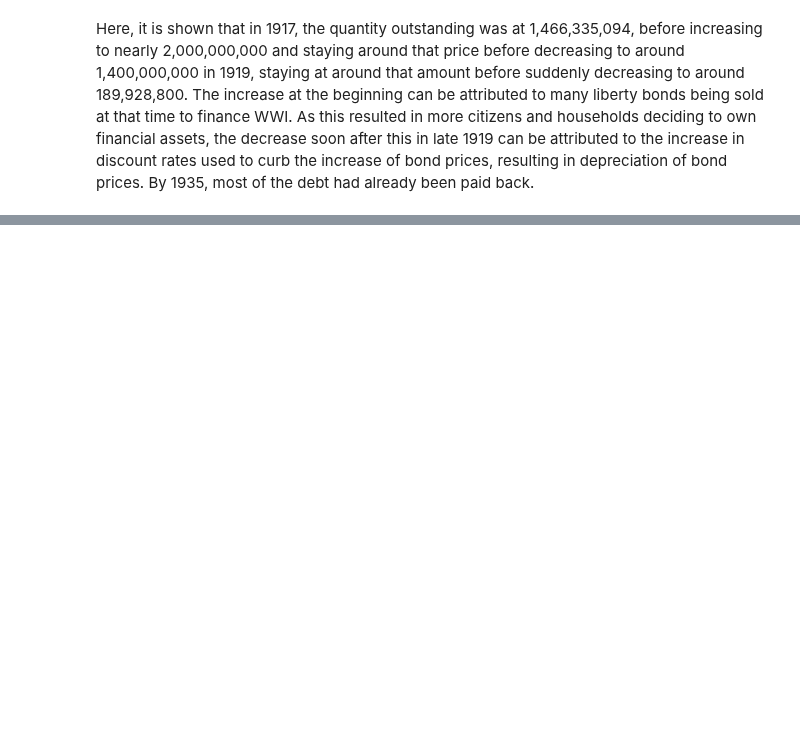
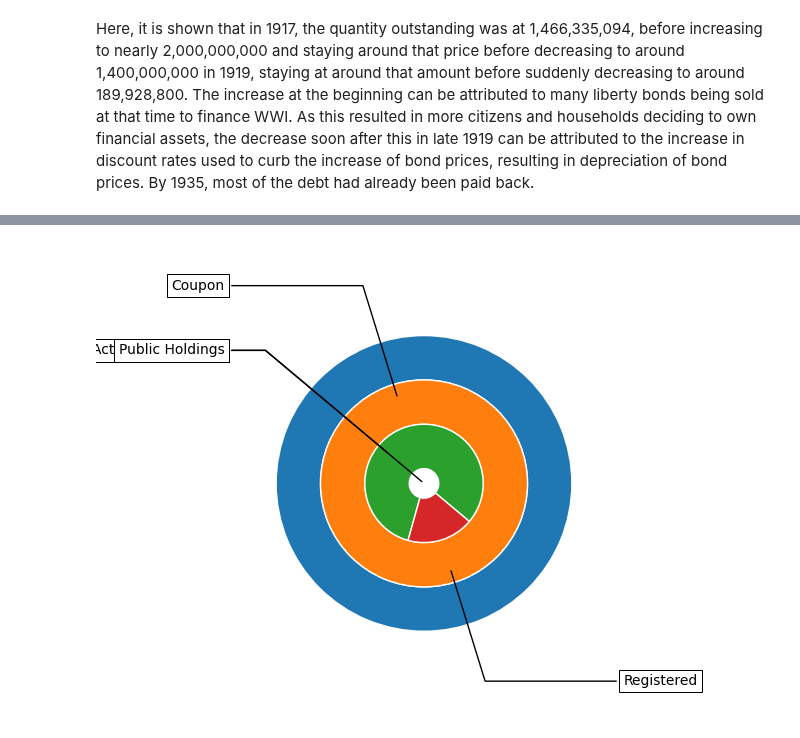
Before and after one commit to davidch2020/Bond-Bios, a Jupyter notebook: ww1_vic_lib.ipynb, the cells around one changed output, grey strips where cells are left out. Saved outputs shown, nothing was run; the diff lists cells and outputs as text; code cells hidden in the pictures; blank space fills up the shorter version.

Commit message:
Update pie chart (almost works)

```diff
--- a/ww1_vic_lib.ipynb
+++ b/ww1_vic_lib.ipynb
@@ -216,16 +203,0 @@ ValueError: pie requires either y column or 'subplots=True'
-# %%
-bond_ids = [20162]
-
-fig, ax = plt.subplots()
-size = 0.3
-
-series_names = [["Active Outstanding", "Matured Outstanding", "Called Outstanding"], []]
-
-for id in bond_ids:
-    series = BondQuant_Transposed.loc[id]
-
-    ax.pie(, radius=1,
-           wedgeprops=dict(width=size, edgecolor='w'))
-
-    ax.pie(, radius=1-size,
-           wedgeprops=dict(width=size, edgecolor='w'))
@@ -242,0 +204,62 @@ for id in bond_ids:
+# %%
+#Experiment: pie chart of a bond's status at a given point in time (the first year that BondQuant
+#has records from the bond). The plot's labels do not work correctly at the moment (they overlap
+#each other), but it is getting close. The idea is to have a slider so that you can adjust the year
+#that you are viewing, to get a good glimpse into the history of the bond.
+#note that this is NOT currently a part of the bond biography, just something cool that might be
+#used in the actual biography later.
+from anytree import Node
+bond_id = 20162
+size = 0.3
+
+total = Node("Total Outstanding")
+active_outstanding = Node("Active Outstanding", parent=total)
+public_holdings = Node("Public Holdings", parent=active_outstanding)
+Node("Coupon", parent=public_holdings)
+Node("Registered", parent=public_holdings)
+Node("Intra Government Holdings", parent=active_outstanding)
+Node("Matured Outstanding", parent=total)
+Node("Called Outstanding", parent=total)
+
+resulting_pie = []
+def add_layer(children):
+    to_append = []
+    texts = []
+    for child in children:
+        if child.name not in BondQuant_Transposed.loc[bond_id].index: continue
+        series = BondQuant_Transposed.loc[(bond_id, child.name)]
+        series = series[series.notna()]
+        if len(series) < 1: continue # no data
+        to_append.append(series[0])
+        texts.append(child.name)
+        if len(child.children) > 0: add_layer(child.children)
+    resulting_pie.append((to_append, texts))
+add_layer(total.children)
+resulting_pie.reverse()
+
+bbox_props = dict(boxstyle="square,pad=0.3", fc="w", ec="k", lw=0.72)
+kw = dict(arrowprops=dict(arrowstyle="-"), bbox=bbox_props, zorder=100, va="center")
+
+def get_text_from_ij(i, j):
+    current_arr = total.children
+    for k in range(i-1): current_arr = current_arr[0]
+    print(current_arr)
+    return current_arr[j].name
+
+fig, ax = plt.subplots()
+i = 0
+for numbers, labels in resulting_pie:
+    wedges, texts = ax.pie(numbers, radius=1-(i*size), wedgeprops=dict(width=size, edgecolor='w'), startangle=-40)
+    for j, p in enumerate(wedges):
+        ang = (p.theta2 - p.theta1)/2. + p.theta1
+        y = np.sin(np.deg2rad(ang))
+        x = np.cos(np.deg2rad(ang))
+        horizontalalignment = {-1: "right", 1: "left"}[int(np.sign(x))]
+        connectionstyle = f"angle,angleA=0,angleB={ang}"
+        kw["arrowprops"].update({"connectionstyle": connectionstyle})
+        print(labels)
+        ax.annotate(labels[j], xy=(x*(i*size), y*(i*size)), xytext=(1.35*np.sign(x), 1.4*y), horizontalalignment=horizontalalignment, **kw)
+
+    i+=1
+plt.show()
+# %% [output]
@@ -242,0 +270 @@ for id in bond_ids:
+[figure, added]
```
Also changed, not shown: parts of 6 cells of this notebook.
